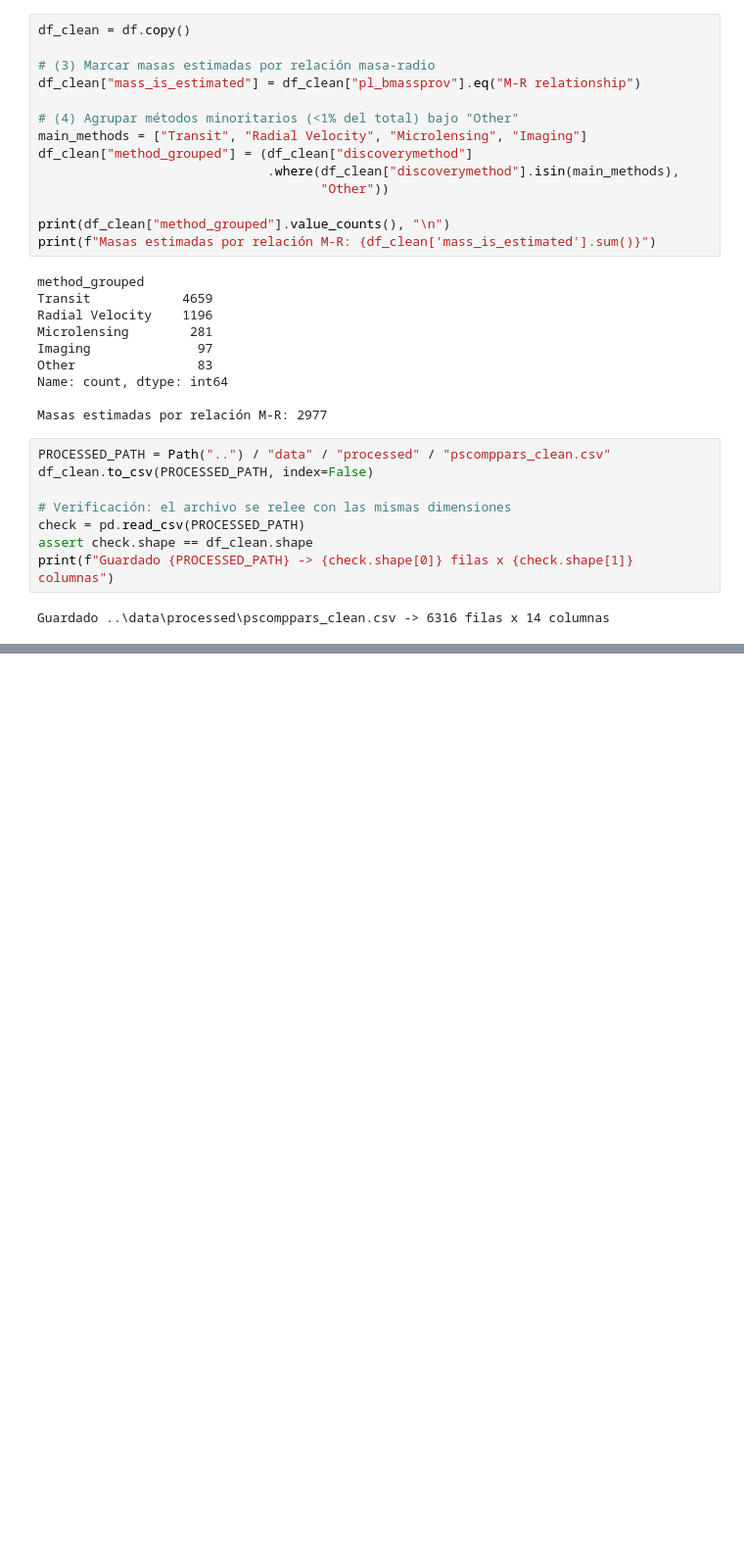
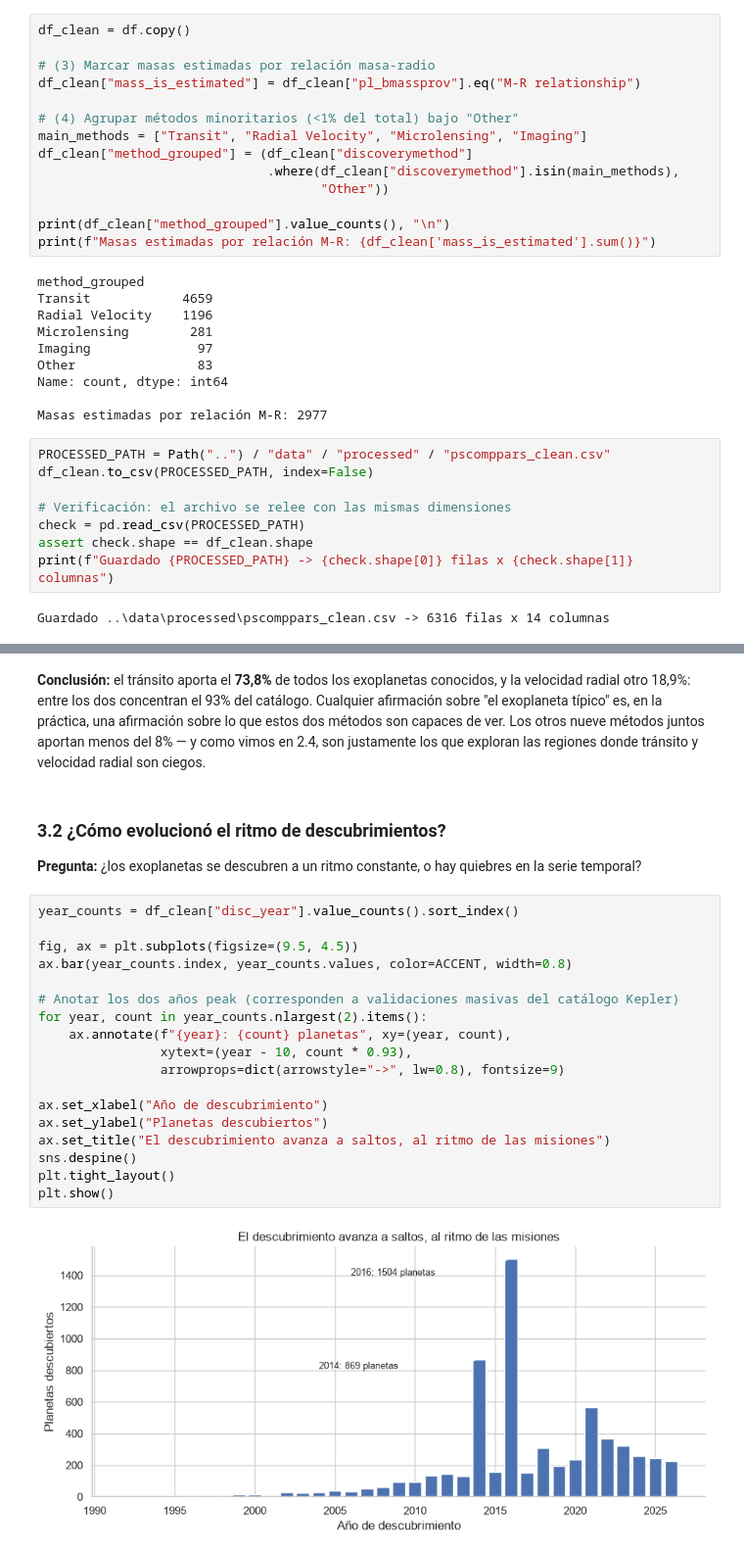
Before and after one commit to Nachuwu/exoplanet-eda, a Jupyter notebook: notebooks/exoplanet-eda.ipynb, the cells around one changed output, grey strips where cells are left out. Shown at 98% size. Drawn from its saved outputs; the diff is of its cells as text; blank space fills up the shorter version.

```diff
--- a/notebooks/exoplanet-eda.ipynb
+++ b/notebooks/exoplanet-eda.ipynb
@@ -274,0 +326,33 @@ Guardado ..\data\processed\pscomppars_clean.csv -> 6316 filas x 14 columnas
+# %% [markdown]
+**Conclusión:** el tránsito aporta el **73,8%** de todos los exoplanetas
+conocidos, y la velocidad radial otro 18,9%: entre los dos concentran el 93%
+del catálogo. Cualquier afirmación sobre "el exoplaneta típico" es, en la
+práctica, una afirmación sobre lo que estos dos métodos son capaces de ver.
+Los otros nueve métodos juntos aportan menos del 8% — y como vimos en 2.4,
+son justamente los que exploran las regiones donde tránsito y velocidad
+radial son ciegos.
+# %% [markdown]
+### 3.2 ¿Cómo evolucionó el ritmo de descubrimientos?
+
+**Pregunta:** ¿los exoplanetas se descubren a un ritmo constante, o hay
+quiebres en la serie temporal?
+# %%
+year_counts = df_clean["disc_year"].value_counts().sort_index()
+
+fig, ax = plt.subplots(figsize=(9.5, 4.5))
+ax.bar(year_counts.index, year_counts.values, color=ACCENT, width=0.8)
+
+# Anotar los dos años peak (corresponden a validaciones masivas del catálogo Kepler)
+for year, count in year_counts.nlargest(2).items():
+    ax.annotate(f"{year}: {count} planetas", xy=(year, count),
+                xytext=(year - 10, count * 0.93),
+                arrowprops=dict(arrowstyle="->", lw=0.8), fontsize=9)
+
+ax.set_xlabel("Año de descubrimiento")
+ax.set_ylabel("Planetas descubiertos")
+ax.set_title("El descubrimiento avanza a saltos, al ritmo de las misiones")
+sns.despine()
+plt.tight_layout()
+plt.show()
+# %% [output]
+[figure, added]
```
Also changed, not shown: parts of 8 cells of this notebook.
